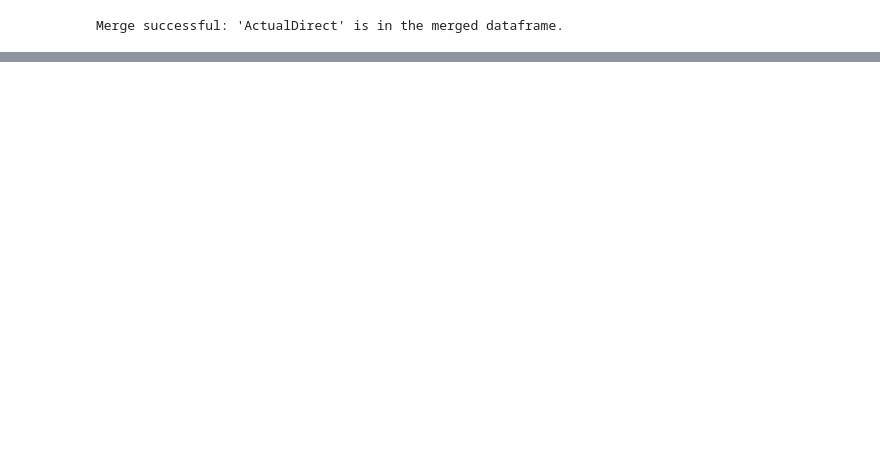
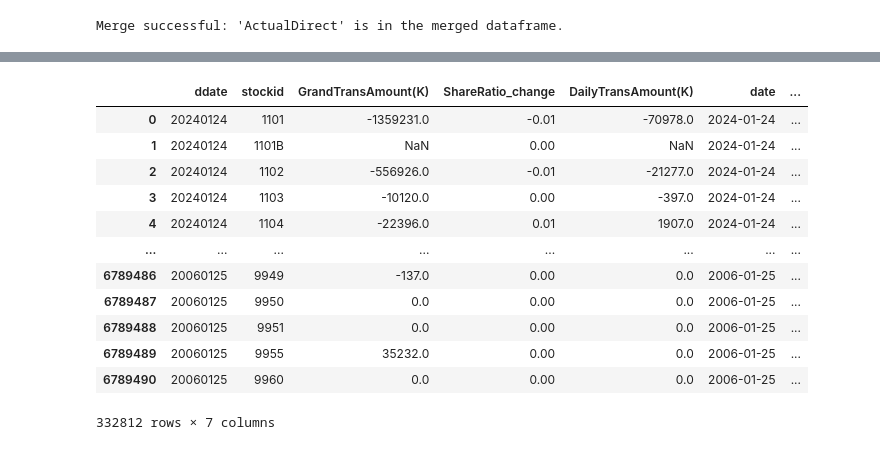
Before and after one commit to Carolyehhh/revenue-prediction, a Jupyter notebook: GDP_train.ipynb, the cells around one changed output, grey strips where cells are left out. Cells and saved outputs as stored; diff of their text form; code cells hidden in the pictures; blank space fills up the shorter version.

```diff
--- a/GDP_train.ipynb
+++ b/GDP_train.ipynb
@@ -500,0 +530,13 @@ Merge successful: 'ActualDirect' is in the merged dataframe.
+# %%
+#JuridicalInfo_trans = JuridicalInfo
+JuridicalInfo.columns
+# 創建一個新的欄位 'year_month' 來儲存每個日期的年份和月份
+JuridicalInfo['year_month'] = JuridicalInfo['date'].dt.to_period('M')
+
+# 計算每個年份和月份的 'ShareRatio_change' 總和
+JuridicalInfo['monthly_ShareRatio_change'] = JuridicalInfo.groupby(['year_month', 'stockid'])['ShareRatio_change'].transform('sum')
+
+# 只在 'last_date_of_month' 等於 'date' 的那一行顯示 'monthly_ShareRatio_change'
+JuridicalInfo.loc[JuridicalInfo['last_date_of_month'] != JuridicalInfo['date'], 'monthly_ShareRatio_change'] = None
+
+JuridicalInfo
@@ -500,0 +557,21 @@ Merge successful: 'ActualDirect' is in the merged dataframe.
+# %%
+# Create a boolean mask where 'date' is the same as 'last_date_of_month'
+mask2 = (JuridicalInfo['date'] == JuridicalInfo['last_date_of_month'])
+
+# Use the mask to index the DataFrame
+JuridicalInfo_last_day = JuridicalInfo[mask2]
+JuridicalInfo_last_day
+# %% [output]
+|  | ddate | stockid | GrandTransAmount(K) | ShareRatio_change | DailyTransAmount(K) | date | ... |
+| 0 | 20240124 | 1101 | -1359231.0 | -0.01 | -70978.0 | 2024-01-24 | ... |
+| 1 | 20240124 | 1101B | NaN | 0.00 | NaN | 2024-01-24 | ... |
+| 2 | 20240124 | 1102 | -556926.0 | -0.01 | -21277.0 | 2024-01-24 | ... |
+| 3 | 20240124 | 1103 | -10120.0 | 0.00 | -397.0 | 2024-01-24 | ... |
+| 4 | 20240124 | 1104 | -22396.0 | 0.01 | 1907.0 | 2024-01-24 | ... |
+| ... | ... | ... | ... | ... | ... | ... | ... |
+| 6789486 | 20060125 | 9949 | -137.0 | 0.00 | 0.0 | 2006-01-25 | ... |
+| 6789487 | 20060125 | 9950 | 0.0 | 0.00 | 0.0 | 2006-01-25 | ... |
+| 6789488 | 20060125 | 9951 | 0.0 | 0.00 | 0.0 | 2006-01-25 | ... |
+| 6789489 | 20060125 | 9955 | 35232.0 | 0.00 | 0.0 | 2006-01-25 | ... |
+| 6789490 | 20060125 | 9960 | 0.0 | 0.00 | 0.0 | 2006-01-25 | ... |
+332812 rows × 7 columns
```
Also changed, not shown: parts of 18 cells of this notebook, 1 other file.
